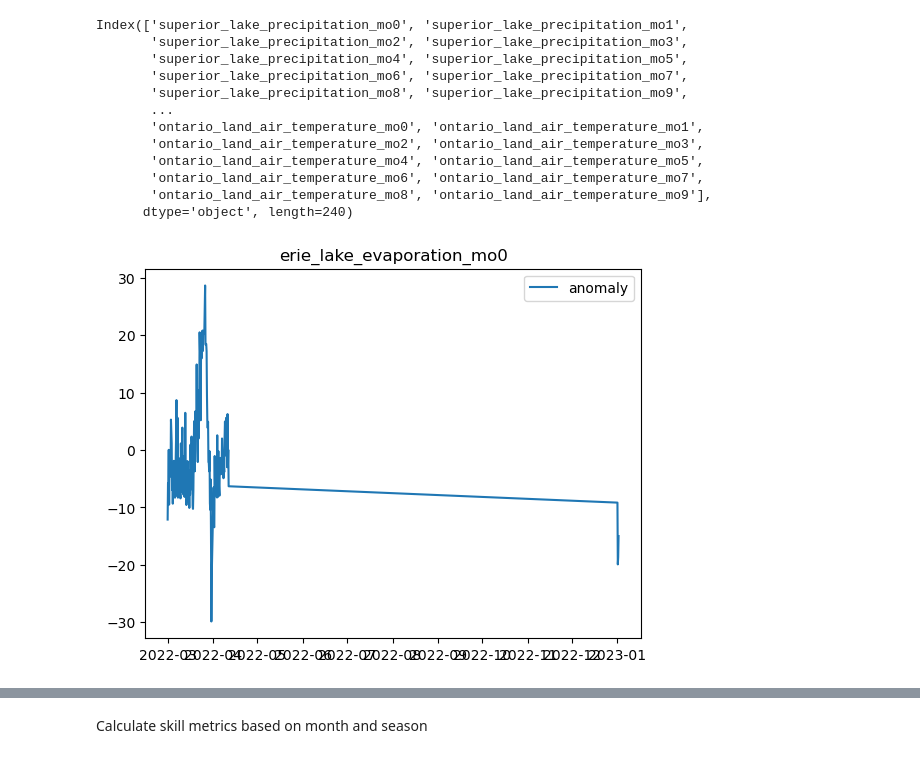
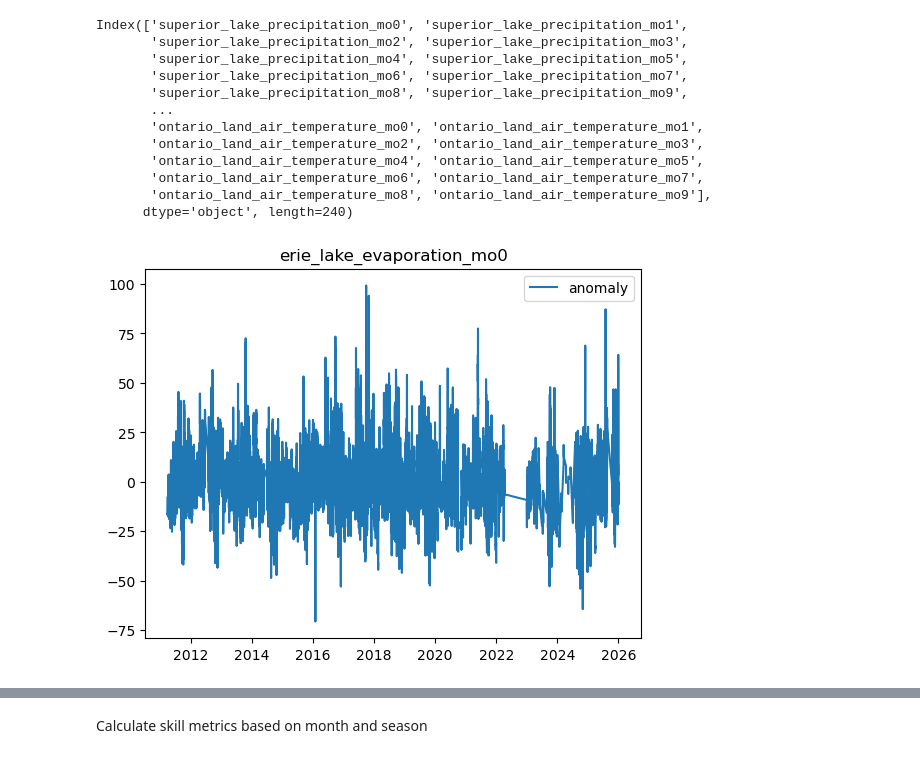
Before and after one commit to great-lakes-ai-lab/cnbs-predictor, a Jupyter notebook: notebooks/verification/cnbs_predictor_verification.ipynb, the cells around one changed output, grey strips where cells are left out. Cells and saved outputs as stored; diff of their text form; code cells hidden in the pictures.

```diff
--- a/notebooks/verification/cnbs_predictor_verification.ipynb
+++ b/notebooks/verification/cnbs_predictor_verification.ipynb
@@ -144,15 +162,15 @@ Index(['superior_lake_precipitation_mo0', 'superior_lake_precipitation_mo1',
 # %%
 import matplotlib.pyplot as plt
 
 var = "erie_lake_evaporation_mo0"
 
-start_date = "2022-03-01"
-end_date = "2023-01-01"
+start_date = "2011-03-01"
+end_date = "2026-01-01"
 
 plt.figure()
 plt.plot(X_anom.loc[start_date:end_date, var], label="anomaly")
 plt.legend()
 plt.title(var)
 plt.show()
 # %% [output]
-[figure, old version]
+[figure, new version]
```
Also changed, not shown: parts of 22 cells of this notebook, 4 other files.
